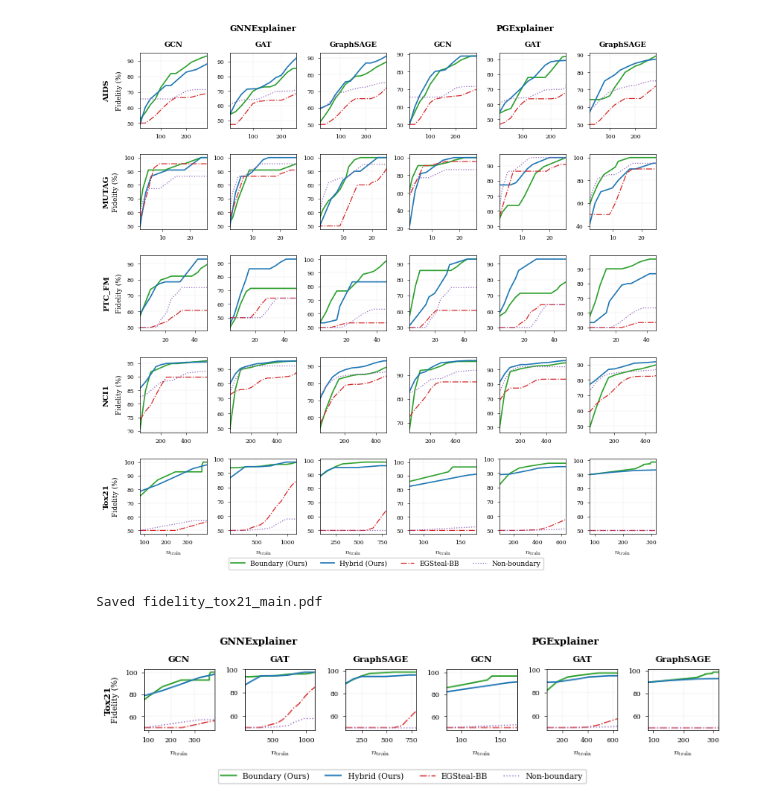
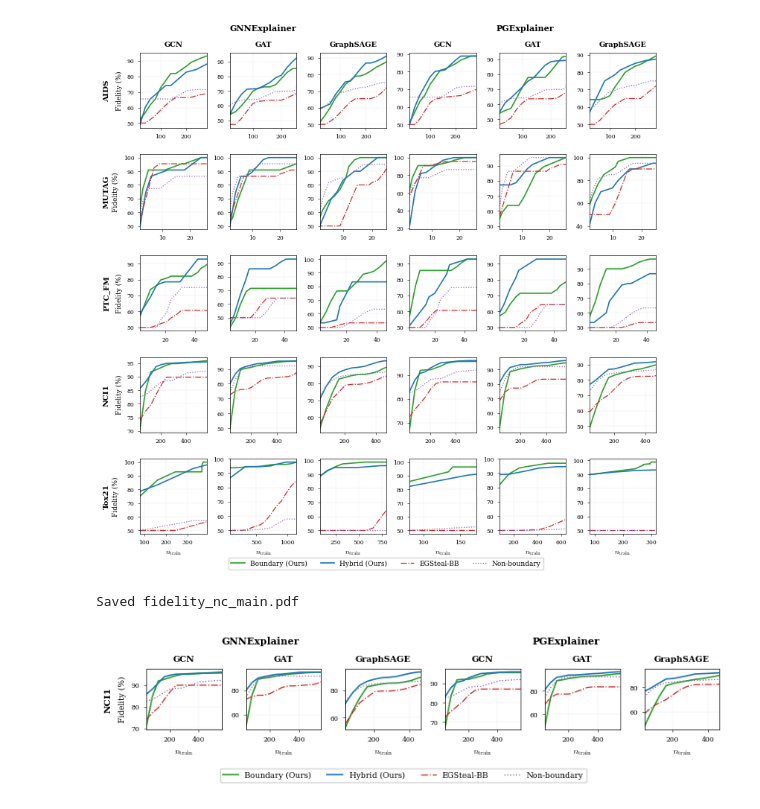
Before and after one commit to LabRAI/XSTEAL, a Jupyter notebook: Colab Notebooks/Fidelity_Trajectory_Plot.ipynb, the cells around one changed output. Drawn from its saved outputs; the diff is of its cells as text; code cells hidden in the pictures.

```diff
--- a/Colab Notebooks/Fidelity_Trajectory_Plot.ipynb
+++ b/Colab Notebooks/Fidelity_Trajectory_Plot.ipynb
@@ -1081,43 +1081,43 @@ Saved fidelity_ntrain_GraphSAGE_PG.pdf
 Saved fidelity_ntrain_combined.pdf
 [figure]
 # %%
-def make_tox21_main(filename=None, show=True, save=True):
+def make_nc_main(filename=None, show=True, save=True):
     explainers = [('GNN', 'GNNExplainer'), ('PG', 'PGExplainer')]
     archs = ['GCN', 'GAT', 'GraphSAGE']
-    ds = 'Tox21_AhR_training'
+    ds = 'NCI1'
 
     fig, axes = plt.subplots(1, 6, figsize=(7.5, 1.4))
 
     for exp_idx, (exp_code, exp_label) in enumerate(explainers):
         for arch_idx, arch in enumerate(archs):
             col = exp_idx * 3 + arch_idx
             ax = axes[col]
             plot_panel(ax, ds, arch, exp_code, add_legend=(col == 0))
 
             ax.set_title(arch, fontsize=7, fontweight='bold')
             ax.set_xlabel('$n_{\\mathrm{train}}$', fontsize=7)
             if col == 0:
                 ax.set_ylabel('Fidelity (%)', fontsize=6.5)
 
-    axes[0].annotate('Tox21', xy=(-0.5, 0.5), xycoords='axes fraction',
+    axes[0].annotate('NCI1', xy=(-0.5, 0.5), xycoords='axes fraction',
                      fontsize=7.5, fontweight='bold', rotation=90,
                      ha='center', va='center')
 
     fig.text(0.28, 1.02, 'GNNExplainer', ha='center', fontsize=8, fontweight='bold')
     fig.text(0.75, 1.02, 'PGExplainer', ha='center', fontsize=8, fontweight='bold')
 
     handles, labels = axes[0].get_legend_handles_labels()
     fig.legend(handles, labels, loc='lower center', ncol=len(METHODS_TO_PLOT),
                fontsize=6.5, bbox_to_anchor=(0.5, -0.15), frameon=True,
                fancybox=True, edgecolor='#cccccc', facecolor='white')
     plt.tight_layout(rect=[0.03, 0.02, 1, 1.0])
     if save and filename:
         plt.savefig(filename, dpi=300, bbox_inches='tight')
         print(f"Saved {filename}")
     if show: plt.show()
     else: plt.close()
 
-make_tox21_main(filename='fidelity_tox21_main.pdf')
+make_nc_main(filename='fidelity_nc_main.pdf')
 # %% [output]
-Saved fidelity_tox21_main.pdf
+Saved fidelity_nc_main.pdf
-[figure, old version]
+[figure, new version]
```
